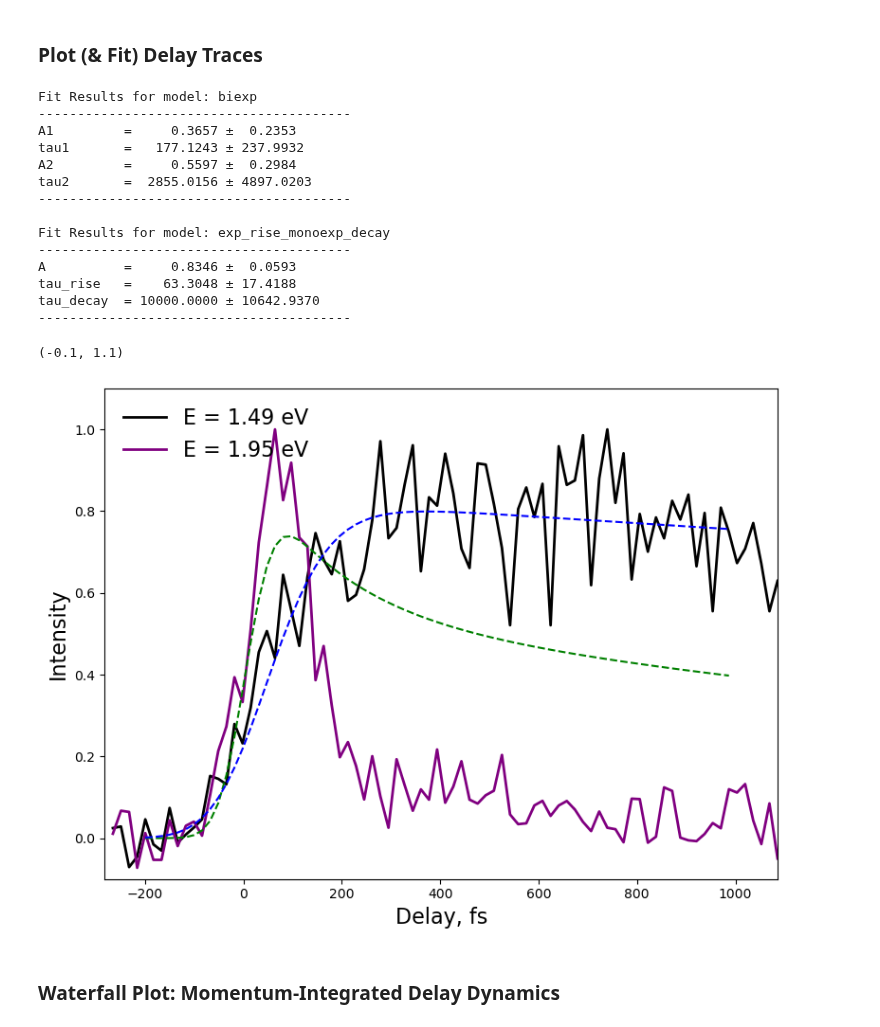
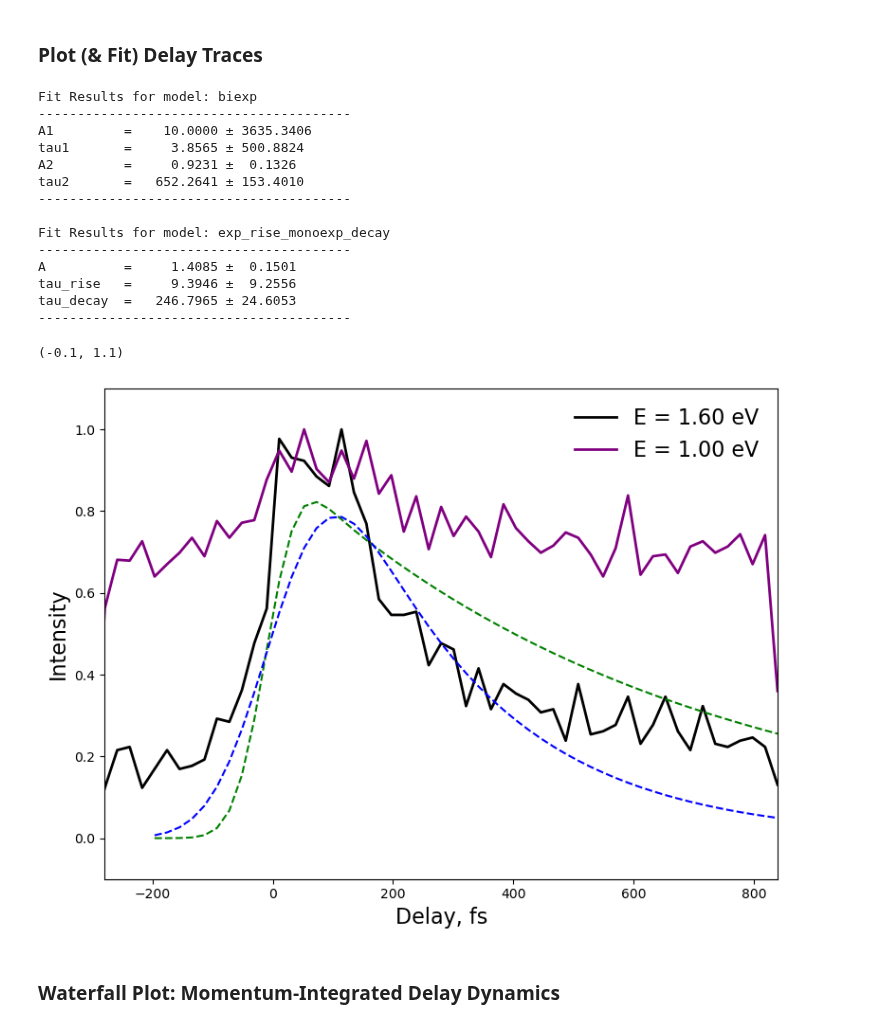
Before and after one commit to lawsonlloyd/mpes-analysis, a Jupyter notebook: mpes_Plot_Analysis.ipynb, the cells around one changed output. Saved outputs shown, nothing was run; the diff lists cells and outputs as text; code cells hidden in the pictures.

```diff
--- a/mpes_Plot_Analysis.ipynb
+++ b/mpes_Plot_Analysis.ipynb
@@ -48,7 +48,8 @@ filename, offsets = 'Scan1062_binned.h5', [-5.5, 0]
 filename, offsets = 'Scan1063_binned.h5', [-4.5, 0]
 filename, offsets = 'Scan1064_binned.h5', [-4.75, 0]
 filename, offsets = 'Scan1076_binned.h5', [-0.4, 0]
-filename, offsets = 'Scan1078_binned.h5', [-0.1, 0]
+filename, offsets = 'Scan1095_binned.h5', [0, 0]
+filename, offsets = 'Scan1097_binned.h5', [0, 60]
 # %% [markdown]
 ### Load the data, Generate Normalized and Difference Data
 # %%
@@ -174,10 +178,10 @@ fig.tight_layout()
 # %% [markdown]
 ### Plot (& Fit) Delay Traces
 # %%
-E, E_int = [1.49, 1.95], .12 # Energies for Plotting Time Traces ; 1st Energy for MM
+E, E_int = [1.6, 1], .12 # Energies for Plotting Time Traces ; 1st Energy for MM
 (kx, ky), (kx_int, ky_int) = (0, 0), (4, 4) # Central (kx, ky) point and k-integration
 norm_trace = True
-subtract_neg = True
+subtract_neg = False
 neg_delays = [-300, -120]
 
 fig, axs = plt.subplots()
@@ -197,49 +201,49 @@ delay_limits = (-200, 1000)
 delay_axis = I.delay.loc[{"delay":slice(delay_limits[0], delay_limits[1])}].values
 
 # Curve 1
-time_trace = mpes.get_time_trace(I, 1.25, E_int, (kx, ky), (kx_int, ky_int), True, True, neg_delays = (-300, -50))
+time_trace = mpes.get_time_trace(I, 1.25, E_int, (kx, ky), (kx_int, ky_int), norm_trace = True, subtract_neg = True, neg_delays = (-300, -50))
 time_trace = time_trace.loc[{"delay":slice(delay_limits[0], delay_limits[1])}].values
 
 model = 'biexp'
 p0 = [1, 100, 1, 1000]
 lower_bounds, upper_bounds = (0, 0, 0, 0), (10, 100000, 10, 20000)
 popt, pcov, fit_curve_1 = mpes.fit_time_trace(model, delay_axis, time_trace, p0, [lower_bounds, upper_bounds], convolve = True, sigma_IRF = 45)
 mpes.print_fit_results(model, popt, pcov)
 
 # Curve 2
-time_trace = mpes.get_time_trace(I, 1.49, E_int, (kx, ky), (kx_int, ky_int), True, True, neg_delays = (-300, -50))
+time_trace = mpes.get_time_trace(I, 1.49, E_int, (kx, ky), (kx_int, ky_int), norm_trace = True, subtract_neg = True, neg_delays = (-300, -50))
 time_trace = time_trace.loc[{"delay":slice(delay_limits[0], delay_limits[1])}].values
 
 model = 'exp_rise_monoexp_decay'
 p0 = [2, 10, 120] #C, tau_rise, tau_decay1)
 lower_bounds, upper_bounds = (0, 0, 0), (10, 2000, 10000)
 popt, pcov, fit_curve_2 = mpes.fit_time_trace(model, delay_axis, time_trace, p0, [lower_bounds, upper_bounds], convolve = True, sigma_IRF = 80)
 mpes.print_fit_results(model, popt, pcov)
 
 #conv_model = mpes.make_convolved_model(mpes.exp_rise_monoexp_decay, delay_axis, 40)
 #init_curve = conv_model(delay_axis, *p0)
 
 # Plot Fits
 axs.plot(delay_axis, fit_curve_1, linestyle = 'dashed', color = 'green')
 axs.plot(delay_axis, fit_curve_2, linestyle = 'dashed', color = 'blue')
 axs.set_ylim(-0.1,1.1)
 # %% [output]
 Fit Results for model: biexp
 ----------------------------------------
-A1         =     0.3657 ±  0.2353
-tau1       =   177.1243 ± 237.9932
-A2         =     0.5597 ±  0.2984
-tau2       =  2855.0156 ± 4897.0203
+A1         =    10.0000 ± 3635.3406
+tau1       =     3.8565 ± 500.8824
+A2         =     0.9231 ±  0.1326
+tau2       =   652.2641 ± 153.4010
 ----------------------------------------
 
 Fit Results for model: exp_rise_monoexp_decay
 ----------------------------------------
-A          =     0.8346 ±  0.0593
-tau_rise   =    63.3048 ± 17.4188
-tau_decay  = 10000.0000 ± 10642.9370
+A          =     1.4085 ±  0.1501
+tau_rise   =     9.3946 ±  9.2556
+tau_decay  =   246.7965 ± 24.6053
 ----------------------------------------
 (-0.1, 1.1)
-[figure, old version]
+[figure, new version]
 # %% [markdown]
 ### Waterfall Plot: Momentum-Integrated Delay Dynamics
 # %%
```
Also changed, not shown: parts of 6 cells of this notebook, 3 other files.
